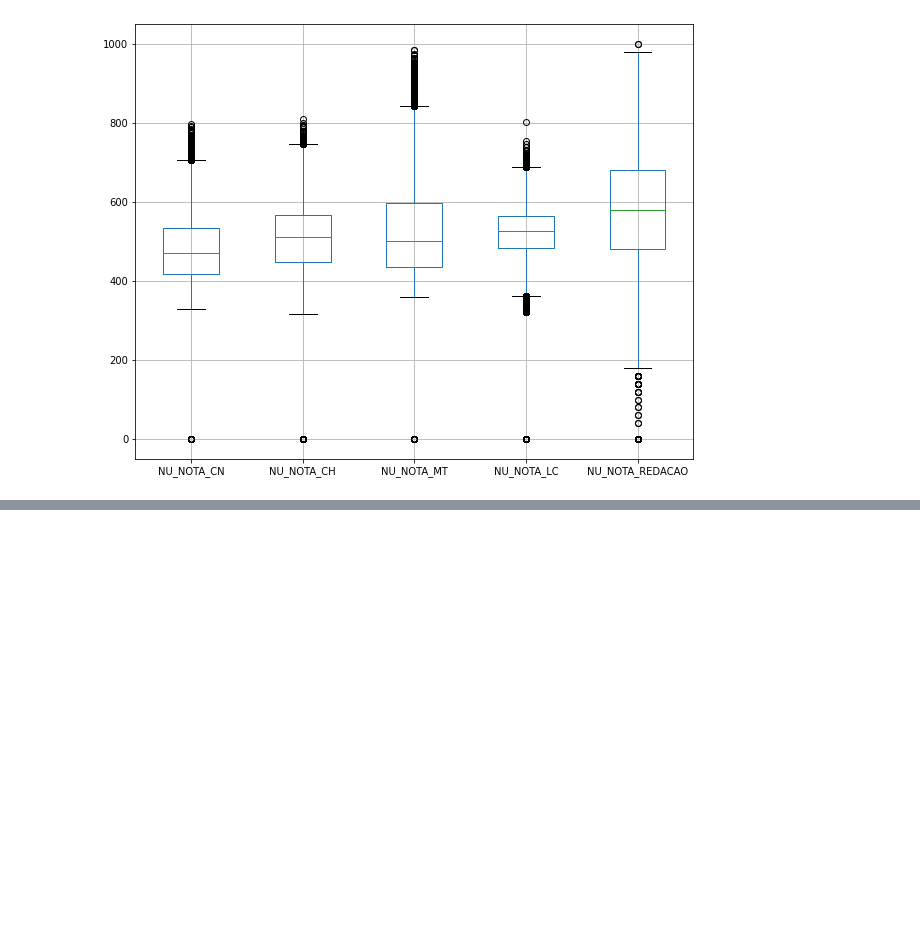
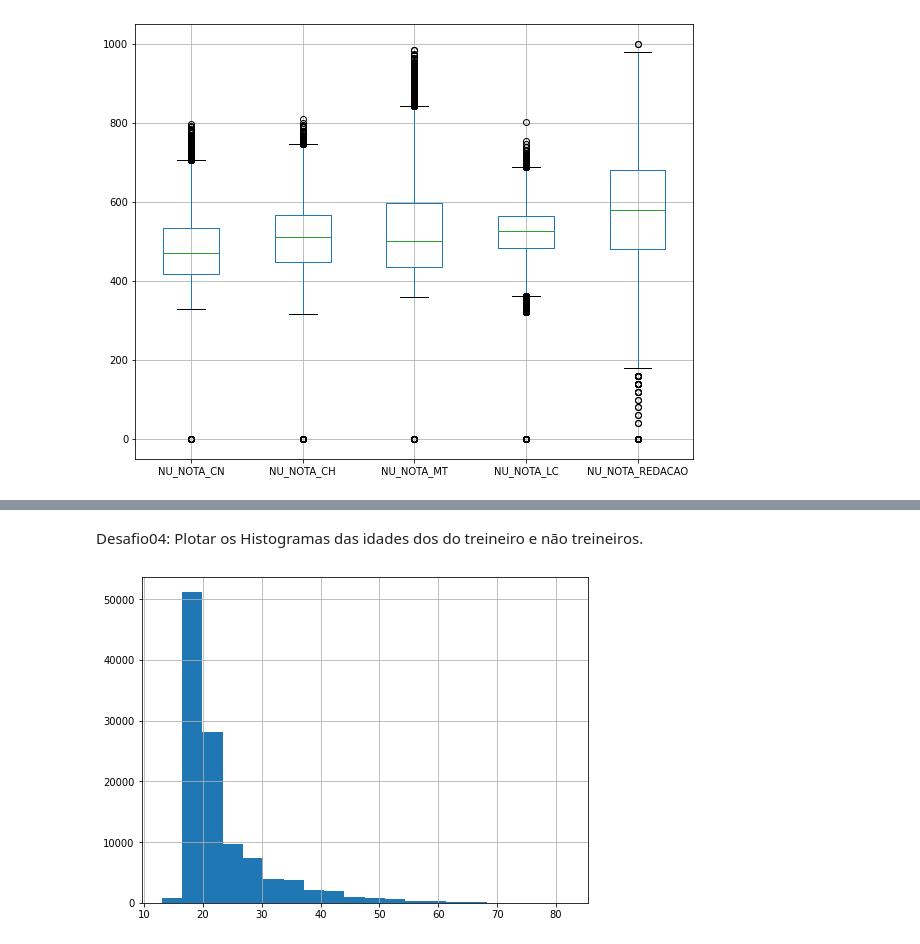
Before and after one commit to audreyemmely/alura-data-immersion, a Jupyter notebook: aula01_desafio01.ipynb, the cells around one changed output, grey strips where cells are left out. Saved outputs shown, nothing was run; the diff lists cells and outputs as text; code cells hidden in the pictures; blank space fills up the shorter version.

```diff
--- a/aula01_desafio01.ipynb
+++ b/aula01_desafio01.ipynb
@@ -206,0 +238,8 @@ dados[provas].boxplot(grid = True, figsize = (10, 8))
+# %% [markdown]
+Desafio04: Plotar os Histogramas das idades dos do treineiro e não treineiros.
+# %%
+dados_nao_treineiros = dados.query("IN_TREINEIRO == 0")
+dados_nao_treineiros["NU_IDADE"].hist(bins = 20, figsize = (8, 6))
+plt.show()
+# %% [output]
+[figure, added]
```
Also changed, not shown: parts of 14 cells of this notebook.
